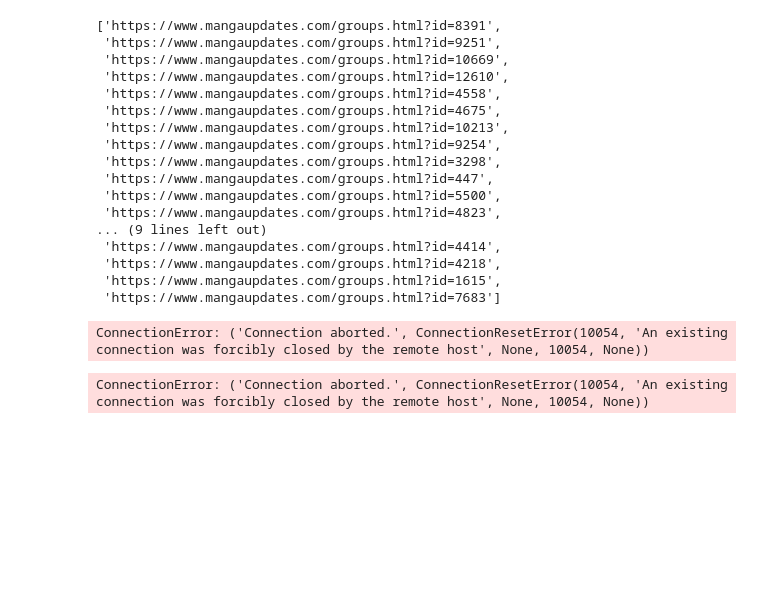
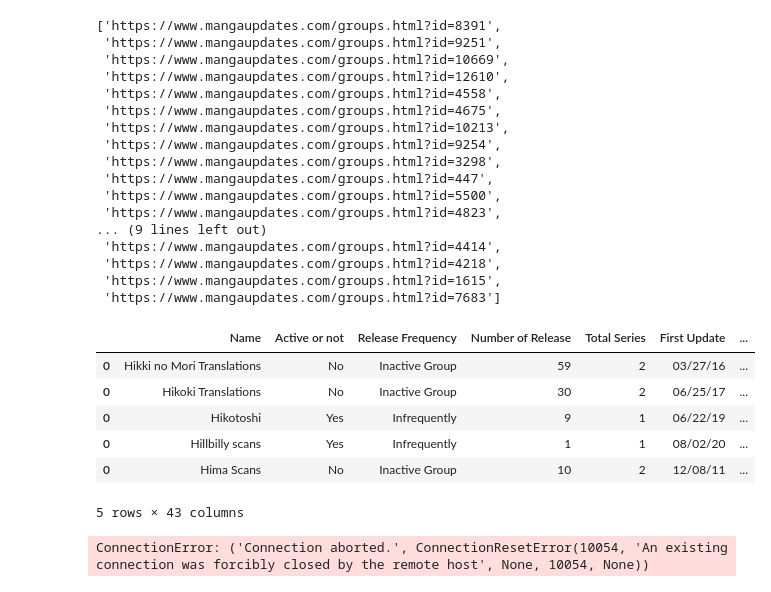
Before and after one commit to haolinh24/MangaUpdates, a Jupyter notebook: Scrape Manga Updates.ipynb, the cells around one changed output. Cells and saved outputs as stored; diff of their text form; code cells hidden in the pictures; blank space fills up the shorter version.

```diff
--- a/Scrape Manga Updates.ipynb
+++ b/Scrape Manga Updates.ipynb
@@ -89,7 +87,7 @@ def founding_day_new(page, d_soup):
             turn_page = page[:(insert+1)] + "page={}&".format(i) + page[(insert+1):]
 
         #TAKE THE FOUNDING DAY (BE CAREFUL SINCE SOME OF DAYS ARE UNKNOWN)
-            req_founding_day_page_link = requests.get(turn_page)
+            req_founding_day_page_link = myGet(turn_page)
             soup_founding_day_page_content = bs(req_founding_day_page_link.content)
             founding_day_init = soup_founding_day_page_content.find_all("div","col-2 text")
             all_day = all_day + [i.text for i in founding_day_init if i.text != "Unknown"]
@@ -128,7 +126,7 @@ group_cell = pd.DataFrame.from_dict(group_dict, orient='index').transpose()
 #Final function to create a group cell
 
 def group_cell(page):
-    req = s.get(page, timeout = 5, headers = header, verify = True)
+    req = myGet(page)
     d_soup = bs(req.content)
     OtherInfo = d_soup.find_all("div", "p-1 col-6 text")
     group_dict = {"Name":GroupName(d_soup),"Active or not":Active_or_Not(OtherInfo),"Release Frequency":ReleaseFrequency(OtherInfo),"Number of Release":NumberofRelease(OtherInfo),"Total Series":Total_Series(OtherInfo),"First Update":founding_day_new(page, d_soup),"Lastest Update":get_last_updated_day(d_soup)}
@@ -211,3 +207,18 @@ req_page_scanlator = s.get(page_scanlator, verify = True)
+# %%
+def myGet(url):
+    for i in range(10):
+        try:
+            time.sleep(5)
+            req = s.get(url, verify=True)
+            break
+        except:
+            continue
+    else:
+        print("Failed 10 times, skip this" + url)
+        req = None
+    return req
+# %%
+req_page_scanlator = myGet(page_scanlator)
 # %%
 soup_page_scanlator = bs(req_page_scanlator.content)
 # %%
@@ -237,11 +248,16 @@ scanlator_link
 # %%
 df_group_test = pd.DataFrame()
 for i in range(5):
     df_group_test = df_group_test.append(group_cell(scanlator_link[i]))
-    time.sleep(30)
 df_group_test
 # %% [output]
+|  | Name | Active or not | Release Frequency | Number of Release | Total Series | First Update | ... |
+| 0 | Hikki no Mori Translations | No | Inactive Group | 59 | 2 | 03/27/16 | ... |
+| 0 | Hikoki Translations | No | Inactive Group | 30 | 2 | 06/25/17 | ... |
+| 0 | Hikotoshi | Yes | Infrequently | 9 | 1 | 06/22/19 | ... |
+| 0 | Hillbilly scans | Yes | Infrequently | 1 | 1 | 08/02/20 | ... |
+| 0 | Hima Scans | No | Inactive Group | 10 | 2 | 12/08/11 | ... |
-ConnectionError: ('Connection aborted.', ConnectionResetError(10054, 'An existing connection was forcibly closed by the remote host', None, 10054, None))
+5 rows × 43 columns
 # %%
 %%time
 df_group_test = pd.DataFrame()
```
Also changed, not shown: parts of 2 cells of this notebook.
